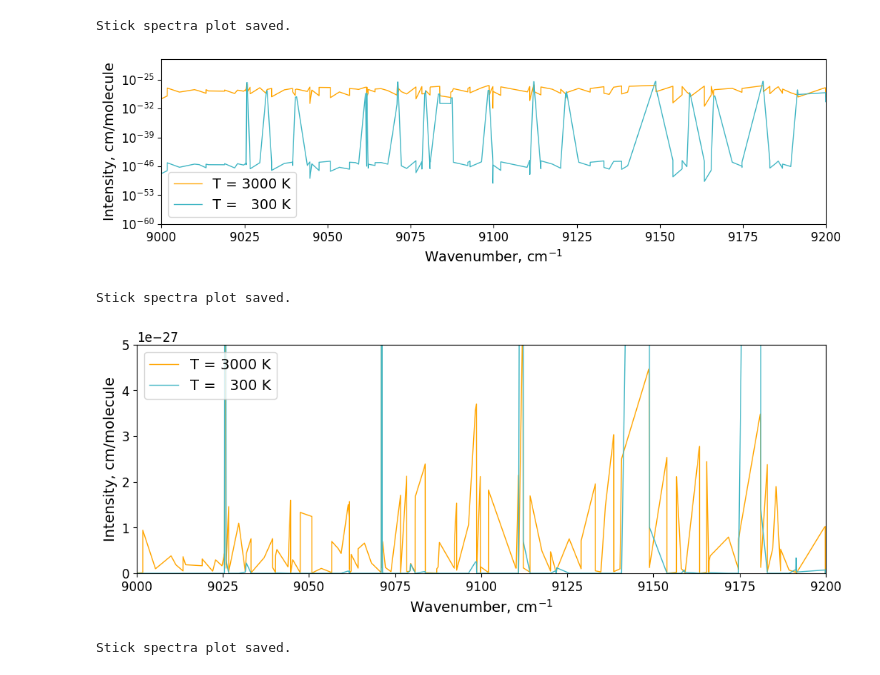
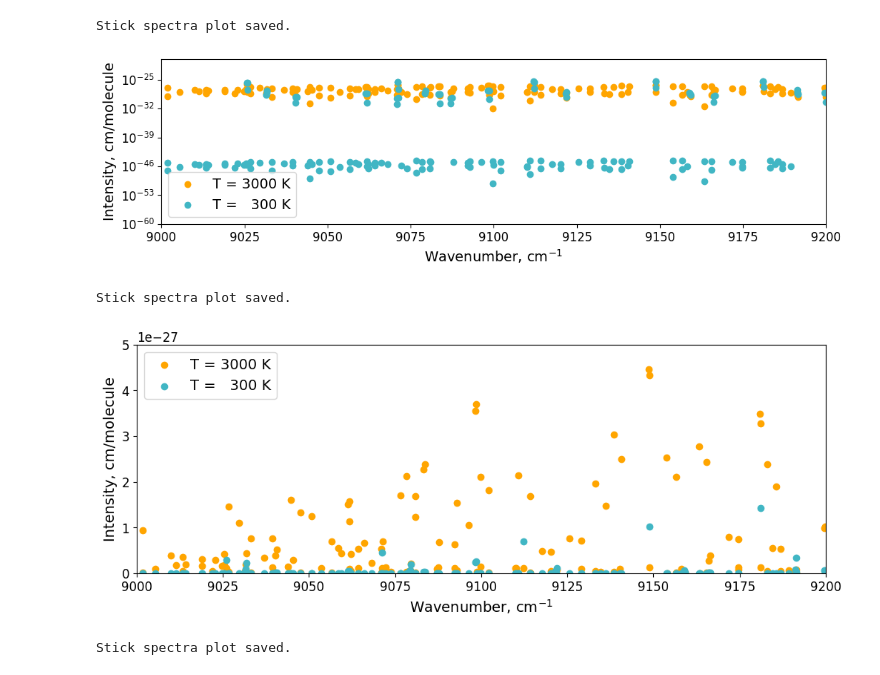
Before and after one commit to Beryl-Jingxin/PyExoCross-ing, a Jupyter notebook: pyexocross.ipynb, the cells around one changed output. Drawn from its saved outputs; the diff is of its cells as text; code cells hidden in the pictures.

```diff
--- a/pyexocross.ipynb
+++ b/pyexocross.ipynb
@@ -2103,0 +2344,33 @@ def cross_section_HumlicekVoigt(wn_grid, v, alpha, gamma, coef, cutoff, threshol
+# %%
+sigma = ne.evaluate('alpha/2/log(2)')
+
+nquad = 20
+roots, weights= roots_hermite(nquad, mu=False)
+bnormq = []
+xsec = np.zeros_like(wn_grid)
+start = max(0,wn_grid.searchsorted(v.min()-cutoff)-1)
+end = min(wn_grid.searchsorted(v.max()+cutoff),len(wn_grid))
+wngrid_start = wn_grid[start]
+wngrid_end = wn_grid[end-1]
+for iquad in range(0, nquad):
+    xi = roots[iquad]
+    bnormq.append(BinnedVoigt_bnormq(wngrid_start, wngrid_end, v, sigma, gamma, xi))
+_xsec = np.zeros(shape=(end-start))
+for i in range(start,end):
+    idx = i-start
+    wn_grid_i = wn_grid[i]
+    dv = ne.evaluate('wn_grid_i - v')
+    filter = np.abs(dv) <= cutoff
+    _dv = dv[filter]
+    if _dv.size > 0:
+        _sigma = sigma[filter]
+        _gamma = gamma[filter]
+        _coef = coef[filter]
+        lorenz = []
+        for iquad in range(0, nquad):
+            xi = roots[iquad]
+            lorenz.append(BinnedVoigt_lorenz(_dv, _sigma, _gamma, xi))
+        bnormq = [bnormq[i][filter] for i in range(nquad)]
+        BinnedVoigtProfile = BinnedVoigt_profile(weights, bnormq, lorenz)
+        _xsec[idx] = ne.evaluate('sum(_coef * BinnedVoigtProfile)')
+xsec[start:end] += _xsec
@@ -3003,9 +3658,10 @@ for i in range(len(Ts)):
     T = Ts[i]
     Q = read_exomol_pf(read_path, T)
     coef = cal_abscoefs(v, gp, A, Epp, Q, abundance)
-    alpha = Doppler_HWHM(v,T)
-    alpha = np.full(len(alpha), 3)
+    num_v = len(v)
+    alpha = DopplerHWHM_alpha(num_v, alpha_HWHM, v, T)
     sigma = Gaussian_standard_deviation(alpha)
+    #gamma = LorentzianHWHM_gamma(num_v, gamma_HWHM, broad, gamma_L, n_air, gamma_air, gamma_self, ratios, T, P)
     '''
     gamma = pd.DataFrame()
     for i in range(len(broad)):
@@ -4056,7 +5056,7 @@ plt.show()
 states_df = read_all_states(read_path)
 states_part_df = read_part_states(states_df)
 trans_part_df = read_part_trans(read_path)
-A, v, Ep, Epp, gp, Jp, Jpp, stick_qn_df = linelist(cutoff,states_part_df,trans_part_df)
+A, v, Ep, Epp, gp, Jp, Jpp, stick_qn_df = linelist(states_part_df,trans_part_df)
 # %%
 P = 0.1
 Ts = [300, 3000]
@@ -4149,8 +5149,8 @@ fig, ax = plt.subplots(figsize=(12, 3))
 #ax.plot(wn[4], xsec[4], label='T = '+str(Ts[4])+' K', linewidth=0.5, color="yellowgreen")
 #ax.plot(wn[3], xsec[3], label='T = '+str(Ts[3])+' K', linewidth=0.5, color="orange")
 #ax.plot(wn[2], xsec[2], label='T = '+str(Ts[2])+' K', linewidth=0.5, color="#41b6c4")
-ax.plot(v_list[1], I_list[1], label='T = '+str(Ts[1])+' K', linewidth=1, color="orange")
-ax.plot(v_list[0], I_list[0], label='T =   '+str(Ts[0])+' K', linewidth=1, color="#41b6c4")
+ax.scatter(v_list[1], I_list[1], label='T = '+str(Ts[1])+' K', color="orange")
+ax.scatter(v_list[0], I_list[0], label='T =   '+str(Ts[0])+' K', color="#41b6c4")
 
 #ax.plot(wn[5], xsec[5], label='T = '+str(Ts[0])+' K', linewidth=0.5, color="salmon")
 
@@ -4181,7 +5181,7 @@ str_T = str(Ts).replace(', ','_').replace('[','').replace(']','')
 plt.show()
 print('Stick spectra plot saved.')
 # %% [output]
-[figure, old version]
+[figure, new version]
 Stick spectra plot saved.
 # %%
 min_wn1 = 9000
@@ -4197,37 +5197,37 @@ fig, ax = plt.subplots(figsize=(12, 4))
 #ax.plot(wn[4], xsec[4], label='T = '+str(Ts[4])+' K', linewidth=0.5, color="yellowgreen")
 #ax.plot(wn[3], xsec[3], label='T = '+str(Ts[3])+' K', linewidth=0.5, color="orange")
 #ax.plot(wn[2], xsec[2], label='T = '+str(Ts[2])+' K', linewidth=0.5, color="#41b6c4")
-ax.plot(v_list[1], I_list[1], label='T = '+str(Ts[1])+' K', linewidth=1, color="orange")
-ax.plot(v_list[0], I_list[0], label='T =   '+str(Ts[0])+' K', linewidth=1, color="#41b6c4")
+ax.scatter(v_list[1], I_list[1], label='T = '+str(Ts[1])+' K', color="orange")
+ax.scatter(v_list[0], I_list[0], label='T =   '+str(Ts[0])+' K', color="#41b6c4")
 
 #ax.plot(wn[5], xsec[5], label='T = '+str(Ts[0])+' K', linewidth=0.5, color="salmon")
 
 
 ax.set_xlim(min_wn1, max_wn1)
 ax.set_ylim([0, 1e-27*5])
 #ax.semilogy()
 ax.set_xlabel('Wavenumber, cm$^{-1}$')
 ax.set_ylabel('Intensity, cm/molecule')
 
 # Get the legend object
 leg = ax.legend(loc=2)
 # Change the line width for the legend
 for line in leg.get_lines():
     line.set_linewidth(1.0)
 
 #plt.text(x=27000, y=4e-16, s=molecule, rotation=1, ha='center', va='center',
 #         fontdict=dict(fontsize=14, color='black', family='sans-serif', weight='black'))
 
 plots_foldername = save_path+'/stick_spectra/plots/'
 if os.path.exists(plots_foldername):
     pass
 else:
     os.makedirs(plots_foldername, exist_ok=True)
 str_T = str(Ts).replace(', ','_').replace('[','').replace(']','')
 #plt.savefig(plots_foldername+molecule+'__intensity__T'+str_T+'__'+wn_wl+str(min_wn)+'-'+str(max_wn)+'__'
 #            +database+'.png', dpi=500)
 plt.show()
 print('Stick spectra plot saved.')
 # %% [output]
-[figure, old version]
+[figure, new version]
 Stick spectra plot saved.
```
Also changed, not shown: parts of 119 cells of this notebook, 10 other files.
